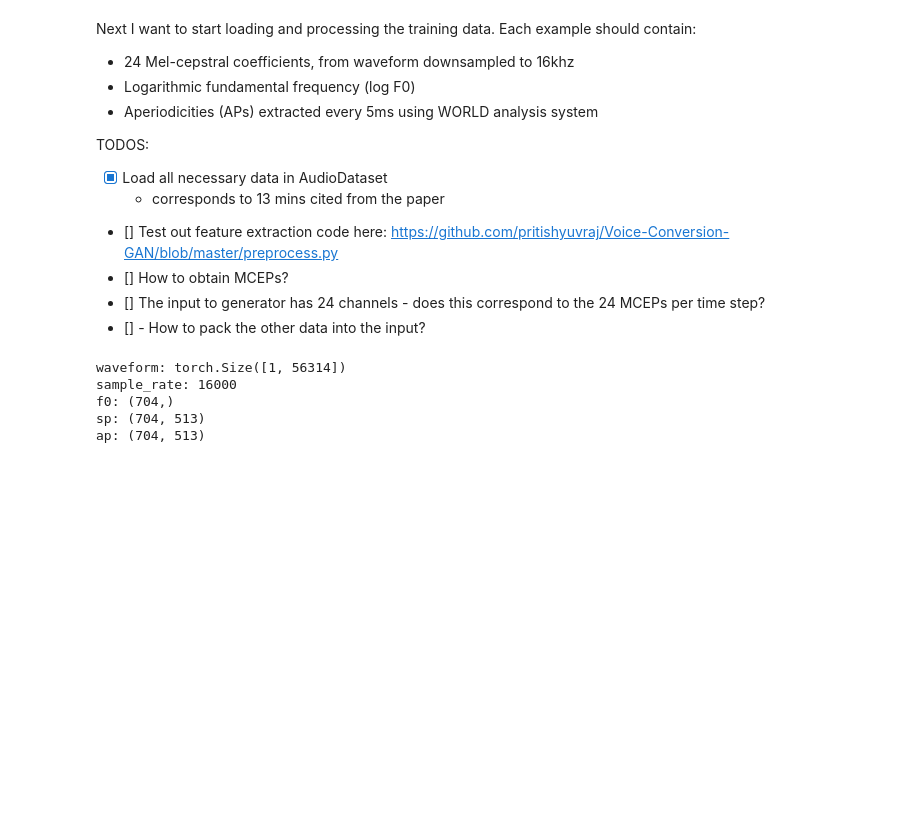
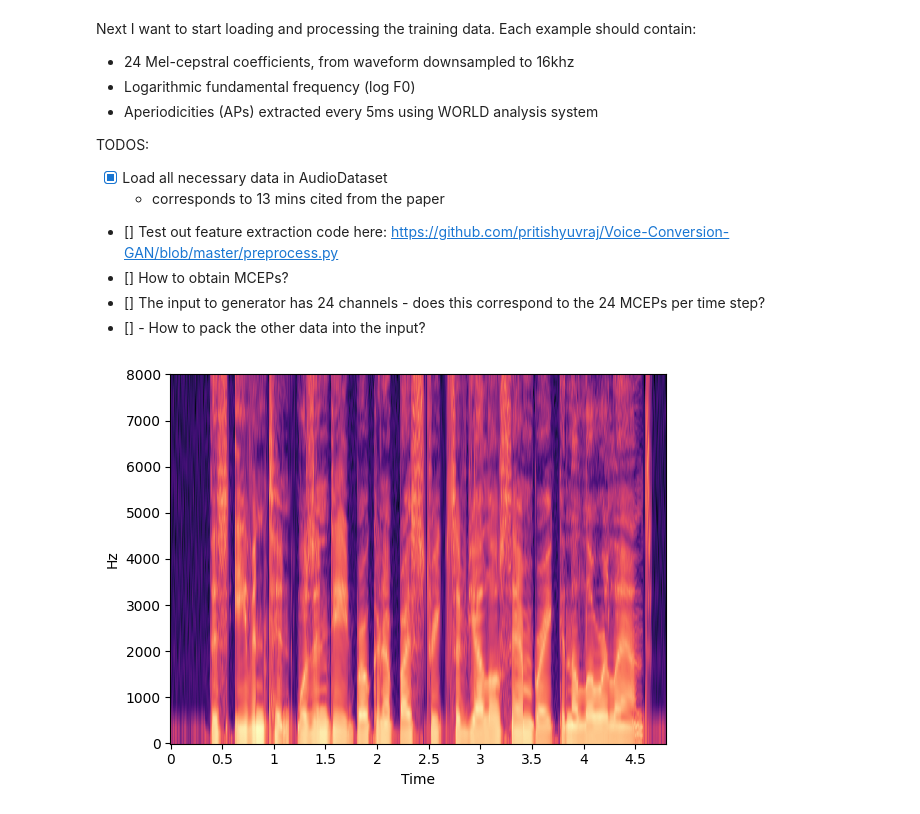
Before and after one commit to maratsubkhankulov/cyclegan-vc, a Jupyter notebook: src/notebook.ipynb, the cells around one changed output. Saved outputs shown, nothing was run; the diff lists cells and outputs as text; code cells hidden in the pictures; blank space fills up the shorter version.

Commit message:
Able to load data and extract features

```diff
--- a/src/notebook.ipynb
+++ b/src/notebook.ipynb
@@ -391,34 +412,27 @@ TODOS:
 - [] The input to generator has 24 channels - does this correspond to the 24 MCEPs per time step?
 - []  - How to pack the other data into the input?
 # %%
-import pyworld as pw
 import numpy as np
-import dataloader
-# import librosa
+from dataloader import AudioDataset
+from torch.utils.data import DataLoader
+import librosa
 
 def test_world():
-    waveform, sample_rate = torchaudio.load('../data/vcc2016_training/SF1/100001.wav')
-    print(f'waveform: {waveform.size()}')
-    print(f'sample_rate: {sample_rate}')
+    dataset = AudioDataset('../data/vcc2016_training', batch_size=1, sr=16000)
+    sample = dataset[0]
 
-    f0, sp, ap = pw.wav2world(waveform.numpy().squeeze(0).astype(np.double), sample_rate, frame_period=5)
-    print(f'f0: {f0.shape}')
-    print(f'sp: {sp.shape}')
-    print(f'ap: {ap.shape}')
+    sp = sample[0][2].squeeze()
+    fs = 16000
+    frame_period = 5.0
 
     # Use this in Ipython to see plot
-    # librosa.display.specshow(np.log(sp).T,
-    #                         sr=fs,
-    #                         hop_length=int(0.001 * fs * frame_period),
-    #                         x_axis="time",
-    #                         y_axis="linear",
-    #                         cmap="magma")
-    # colorbar()
+    librosa.display.specshow(np.log(sp).T,
+                            sr=fs,
+                            hop_length=int(0.001 * fs * frame_period),
+                            x_axis="time",
+                            y_axis="linear",
+                            cmap="magma")
 
 test_world()
 # %% [output]
-waveform: torch.Size([1, 56314])
-sample_rate: 16000
-f0: (704,)
-sp: (704, 513)
-ap: (704, 513)
+[figure, added]
```
Also changed, not shown: parts of 2 cells of this notebook, 2 other files.
